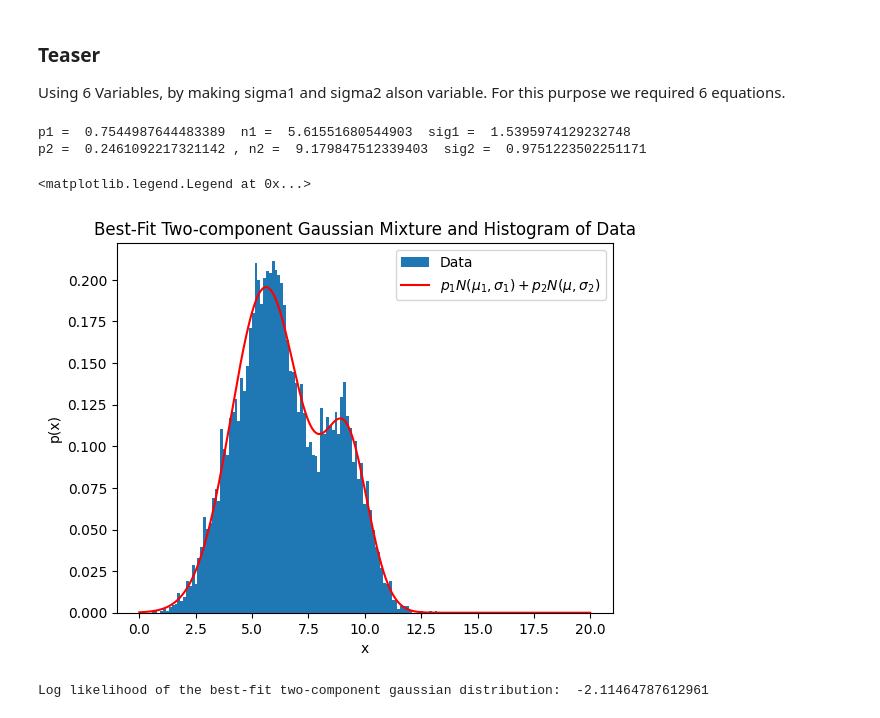
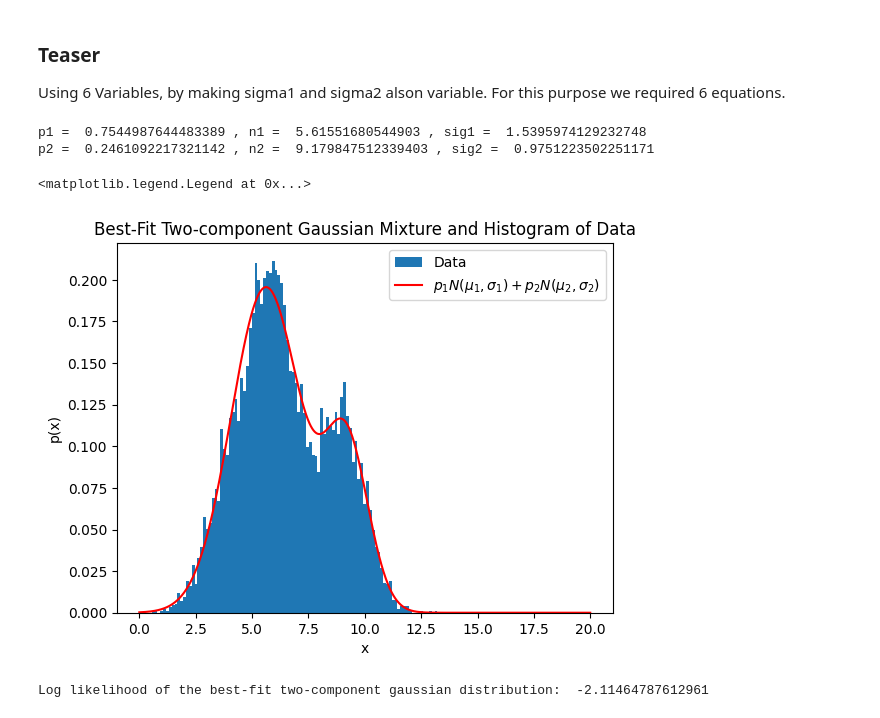
Before and after one commit to abhijain565aj/CS215-Assignment, a Jupyter notebook: Assignment_2/code/3.ipynb, the cells around one changed output. Saved outputs shown, nothing was run; the diff lists cells and outputs as text; code cells hidden in the pictures.

```diff
--- a/Assignment_2/code/3.ipynb
+++ b/Assignment_2/code/3.ipynb
@@ -204,32 +217,32 @@ def equations(vars):
     return [eq1, eq2, eq3, eq4, eq5, eq6]
 
 p1,n1,p2,n2, sig1, sig2 = fsolve(equations, (0.5, 6, 0.4, 10, 0.5 ,0.7))
-print("p1 = ",p1," n1 = ",n1," sig1 = ",sig1)
-print("p2 = ",p2,", n2 = ",n2," sig2 = ",sig2)
+print("p1 = ",p1,", n1 = ",n1,", sig1 = ",sig1)
+print("p2 = ",p2,", n2 = ",n2,", sig2 = ",sig2)
 # %% [output]
-p1 =  0.7544987644483389  n1 =  5.61551680544903  sig1 =  1.5395974129232748
-p2 =  0.2461092217321142 , n2 =  9.179847512339403  sig2 =  0.9751223502251171
+p1 =  0.7544987644483389 , n1 =  5.61551680544903 , sig1 =  1.5395974129232748
+p2 =  0.2461092217321142 , n2 =  9.179847512339403 , sig2 =  0.9751223502251171
 # %%
 #plot the histogram of the data
 plt.hist(data, bins=no_of_bins, density=True, label = 'Data')
 
 x = np.linspace(0, 20.0, 1000)
 #plotting two-component gaussian mixture
 pdf1_s = p1*norm.pdf(x, n1, sig1)
 pdf2_s = p2*norm.pdf(x, n2, sig2)
 norm_pdf_s = pdf1_s + pdf2_s
 
 # Plot the best-fit  distribution
-plt.plot(x, norm_pdf_s, 'red', label=r"$p_1N(\mu_1,\sigma_1)+p_2N(\mu,\sigma_2)$")
+plt.plot(x, norm_pdf_s, 'red', label=r"$p_1N(\mu_1,\sigma_1)+p_2N(\mu_2,\sigma_2)$")
 
 # Add labels and title
 plt.xlabel('x')
 plt.ylabel('p(x)')
 plt.title('Best-Fit Two-component Gaussian Mixture and Histogram of Data')
 plt.legend()
 # %% [output]
 <matplotlib.legend.Legend at 0x...>
-[figure, old version]
+[figure, new version]
 # %%
 log_like_norm_s = np.mean(np.log(norm.pdf(data, n1, sig1)*p1 + norm.pdf(data, n2, sig2)*p2))
 print("Log likelihood of the best-fit two-component gaussian distribution: ", log_like_norm_s)
```
Also changed, not shown: parts of 8 cells of this notebook, 4 other files.
